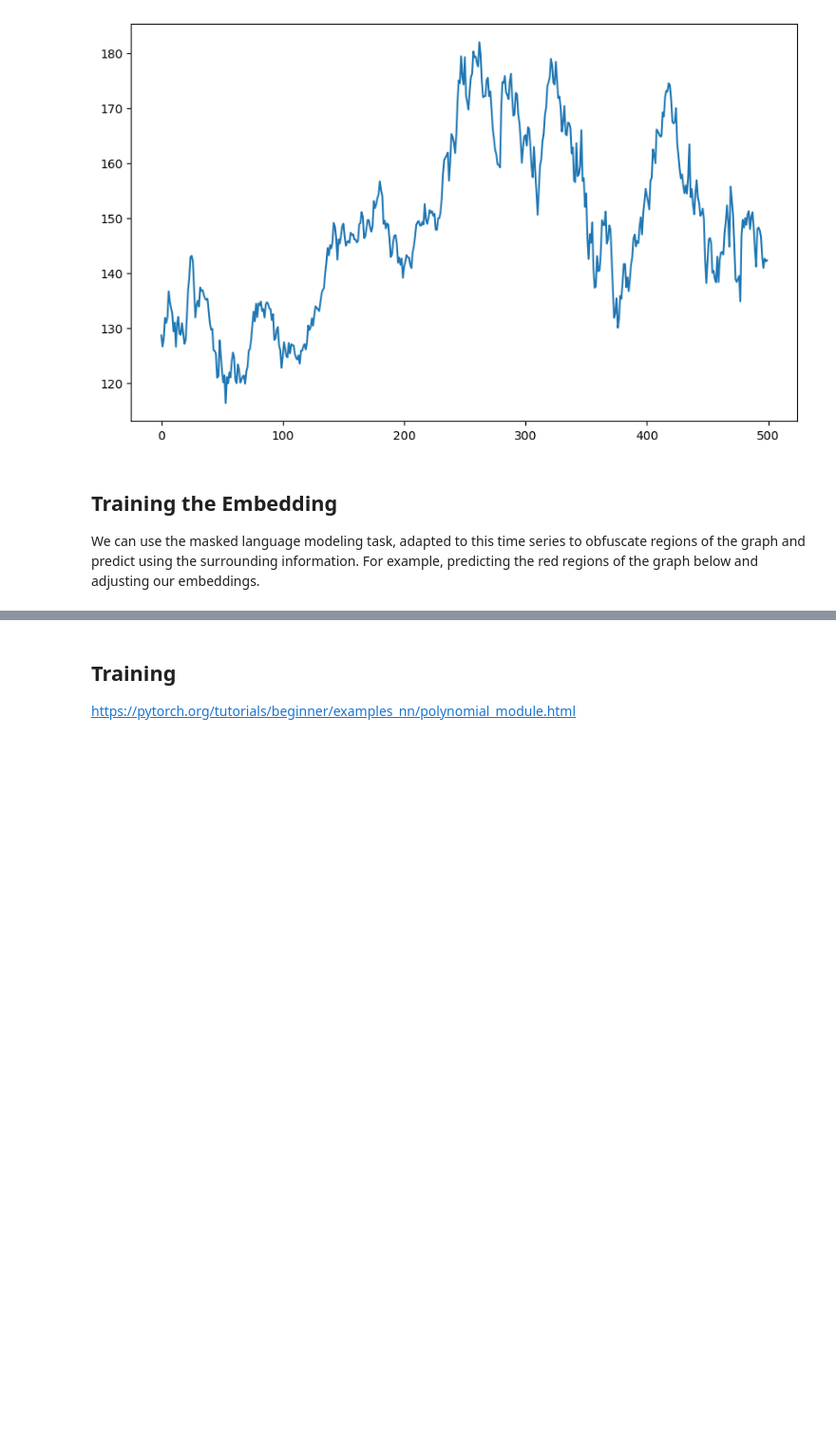
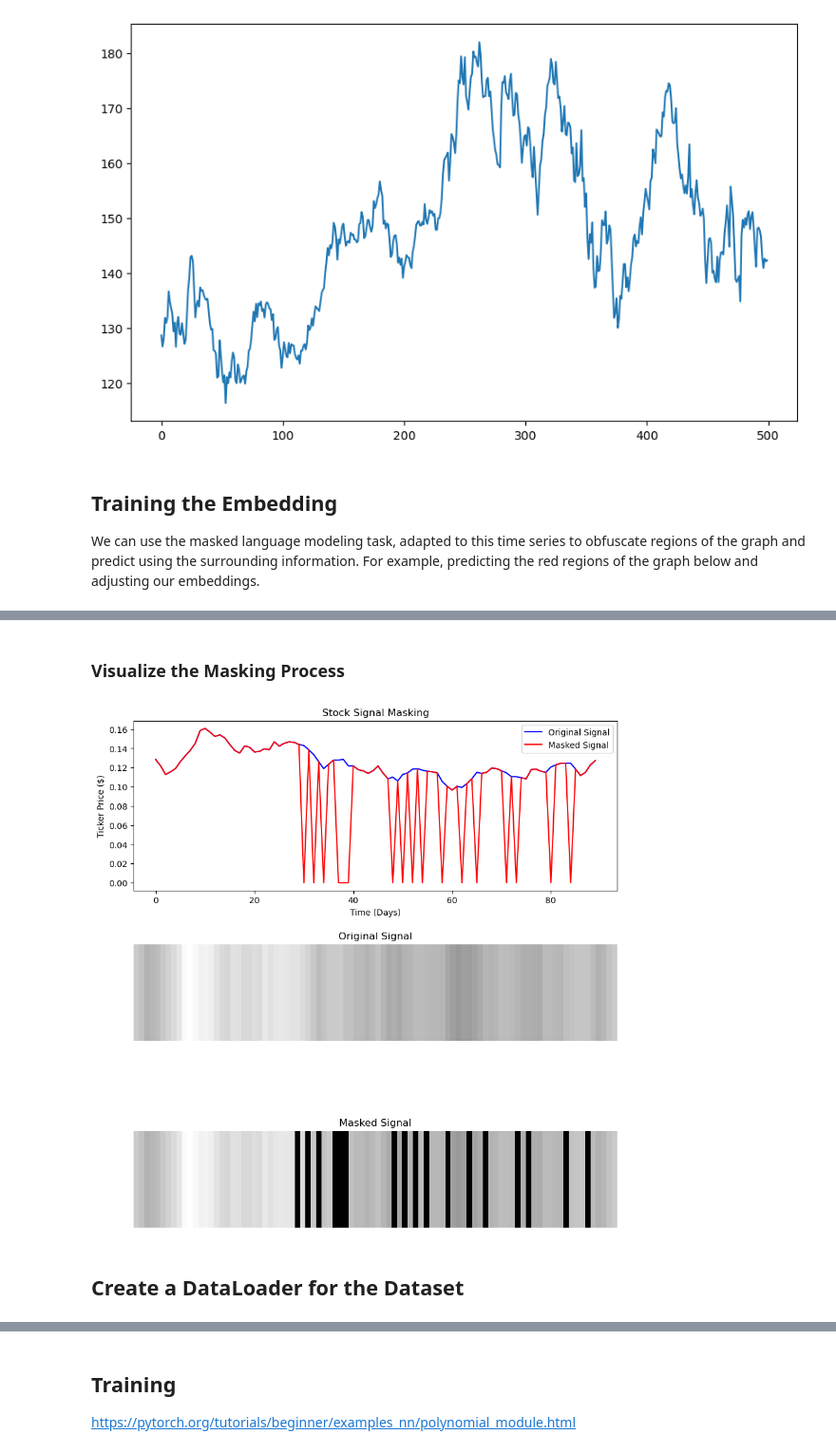
Before and after one commit to oerdal/stocks, a Jupyter notebook: Time_Series_Analysis.ipynb, the cells around one changed output, grey strips where cells are left out. Shown at 95% size. Cells and saved outputs as stored; diff of their text form; code cells hidden in the pictures; blank space fills up the shorter version.

```diff
--- a/Time_Series_Analysis.ipynb
+++ b/Time_Series_Analysis.ipynb
@@ -249,0 +313,36 @@ plt.tight_layout()
+# %% [markdown]
+### Visualize the Masking Process
+# %%
+nasdaq = './stock_market_data/nasdaq/csv'
+appl = os.path.join(nasdaq, 'AAPL.csv')
+
+MaskedAppleDataset = MaskedTickerDataset(appl)
+for x, y in MaskedAppleDataset:
+    break
+
+fig, axs = plt.subplots(3, 1, figsize=(10, 10))
+# graph
+axs[0].plot(y, c='b', label='Original Signal')
+axs[0].plot(x, c='r', label='Masked Signal')
+axs[0].set_xlabel('Time (Days)')
+axs[0].set_ylabel('Ticker Price ($)')
+axs[0].set_title('Stock Signal Masking')
+axs[0].legend()
+# bars
+axs[1].imshow(convert_signal(y), cmap='gray', vmin=0, vmax=255)
+axs[2].imshow(convert_signal(x), cmap='gray', vmin=0, vmax=255)
+axs[1].set_axis_off()
+axs[2].set_axis_off()
+axs[1].set_title('Original Signal')
+axs[2].set_title('Masked Signal')
+plt.subplots_adjust(left=0.1,
+                    bottom=0.05,
+                    right=0.9,
+                    top=0.95,
+                    wspace=0.4,
+                    hspace=0.1)
+plt.show()
+# %% [output]
+[figure, added]
+# %% [markdown]
+## Create a DataLoader for the Dataset
```
Also changed, not shown: parts of 21 cells of this notebook.
